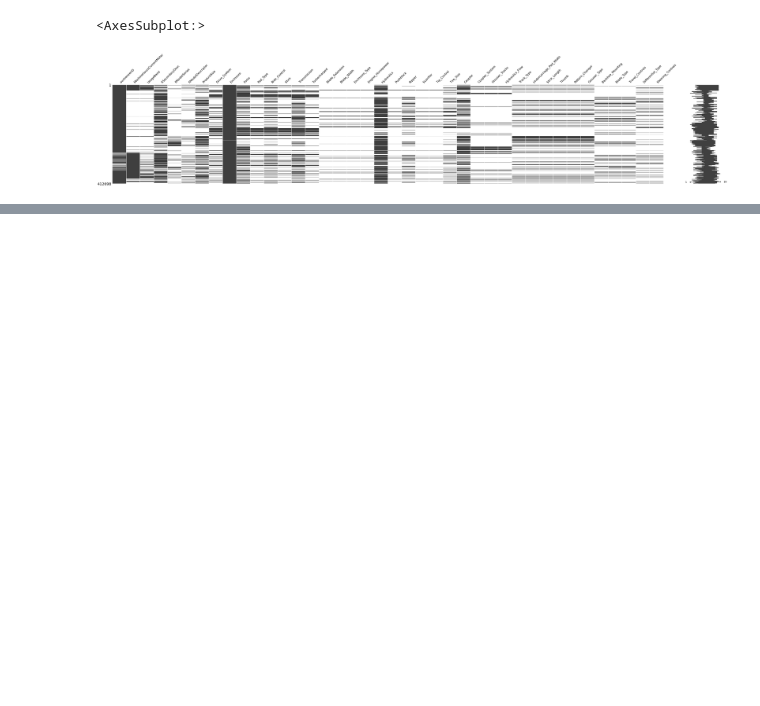
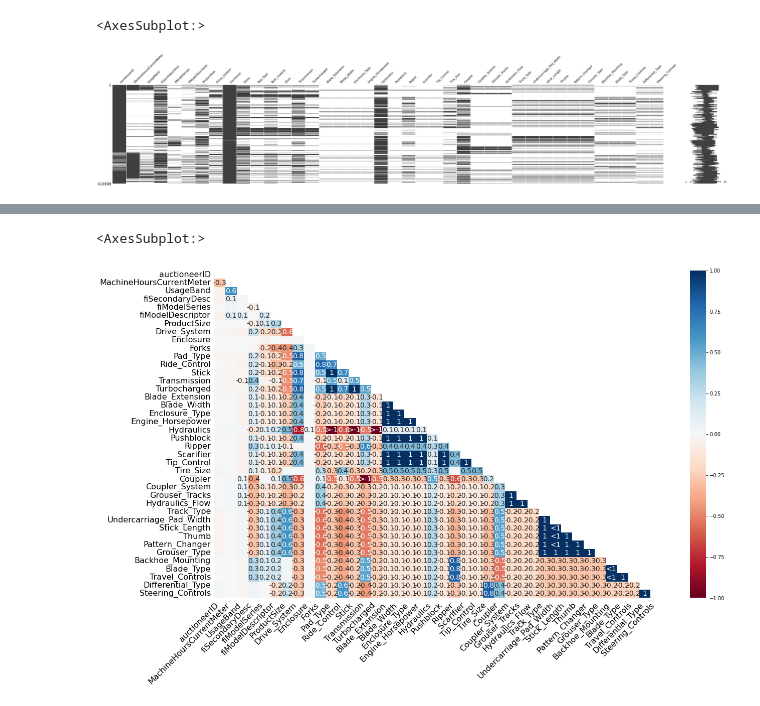
Before and after one commit to TROISTROIS/BLUE-BOOK-FOR-BULLDOZERS, a Jupyter notebook: blue-book-for-bulldozers.ipynb, the cells around one changed output, grey strips where cells are left out. Drawn from its saved outputs; the diff is of its cells as text; code cells hidden in the pictures; blank space fills up the shorter version.

```diff
--- a/blue-book-for-bulldozers.ipynb
+++ b/blue-book-for-bulldozers.ipynb
@@ -161,0 +177,5 @@ mno.matrix(df[null_cols], figsize=(60,10))
+# %%
+mno.heatmap(df)
+# %% [output]
+<AxesSubplot:>
+[figure, added]
```
Also changed, not shown: parts of 9 cells of this notebook.
